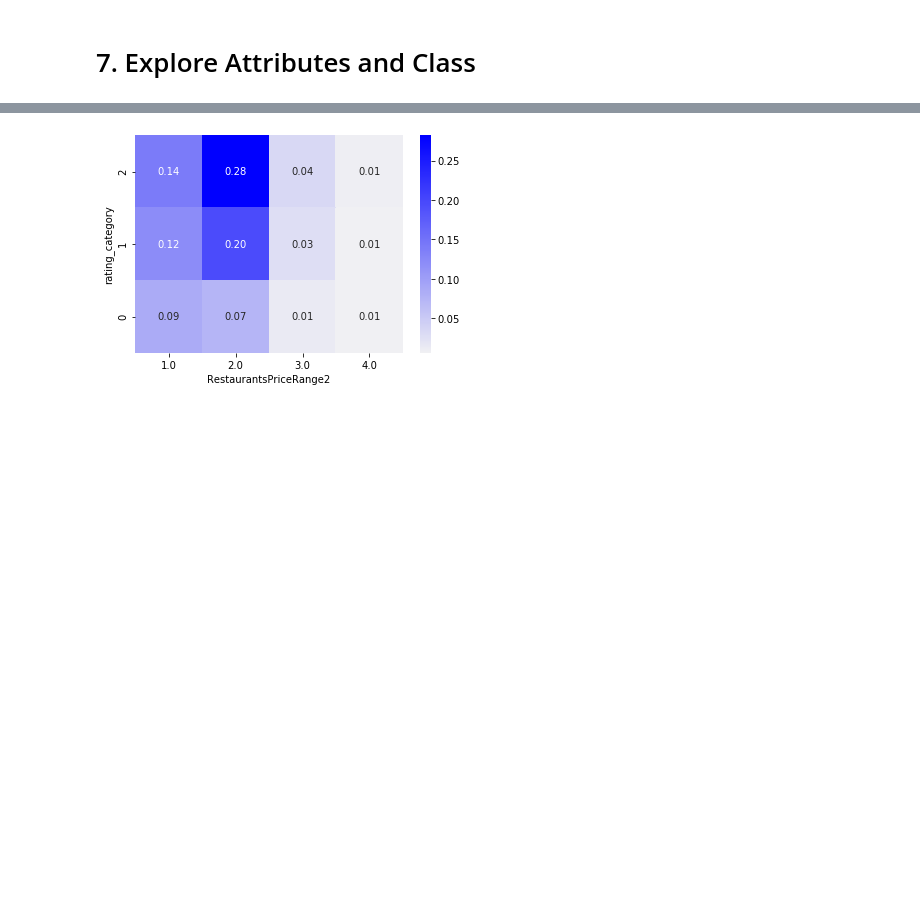
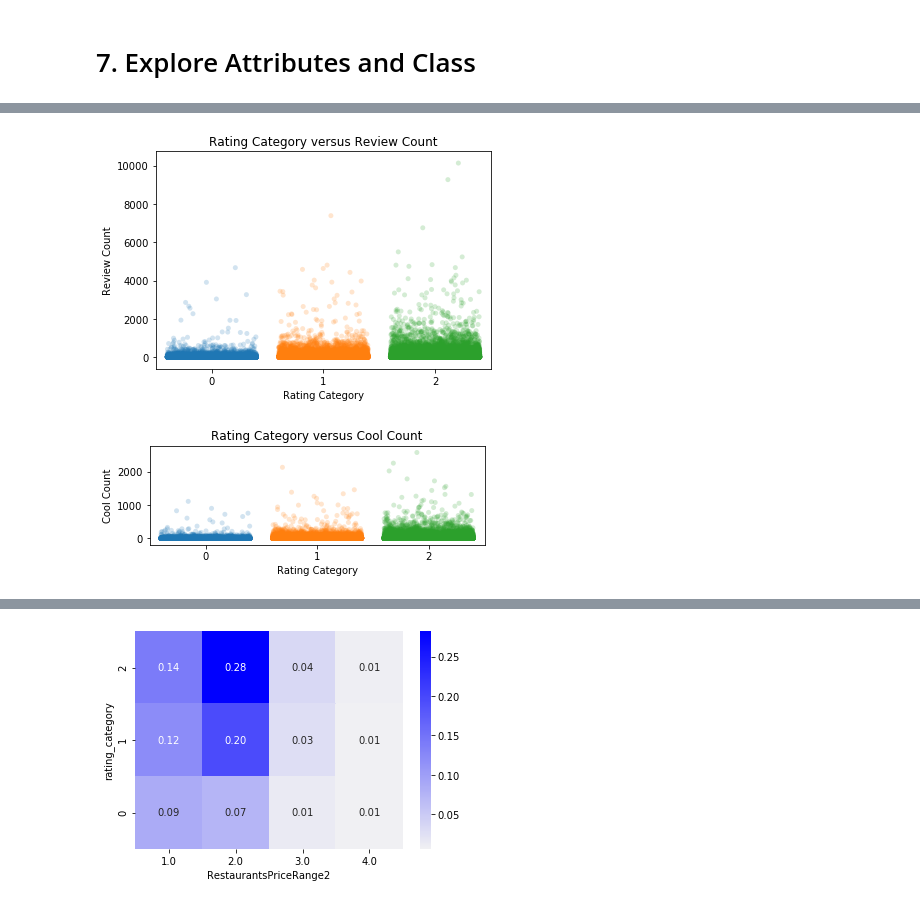
Before and after one commit to rchannewiser/MSDS-machine-learning1-team5, a Jupyter notebook: yelp_ml_team5.ipynb, the cells around one changed output, grey strips where cells are left out. Cells and saved outputs as stored; diff of their text form; code cells hidden in the pictures; blank space fills up the shorter version.

```diff
--- a/yelp_ml_team5.ipynb
+++ b/yelp_ml_team5.ipynb
@@ -977,0 +962,24 @@ Businesses that do not accept credit cards very rarely have a parking lot.
+# %%
+fig=sb.stripplot(data=df_business_eda, x="rating_category", y="review_count", jitter=.4, alpha=.2)
+plt.xlabel("Rating Category")
+plt.ylabel("Review Count")
+plt.title("Rating Category versus Review Count")
+plt.show(fig)
+
+%matplotlib inline
+
+plt.subplot(1, 1, 1)  # 1 line, 2 rows, index nr 1 (first position in the subplot)
+fig=sb.stripplot(data=df_business_eda, x="rating_category", y="review_count", jitter=.4, alpha=.2)
+plt.xlabel("Rating Category")
+plt.ylabel("Review Count")
+plt.title("Rating Category versus Review Count")
+plt.subplot(2,1, 2)  # 1 line, 2 rows, index nr 2 (second position in the subplot)
+fig=sb.stripplot(data=df_business_eda, x="rating_category", y="cool_count", jitter=.4, alpha=.2)
+plt.xlabel("Rating Category")
+plt.ylabel("Cool Count")
+plt.title("Rating Category versus Cool Count")
+plt.show(fig)
+plt.show()
+# %% [output]
+[figure, added]
+[figure, added]
```
Also changed, not shown: parts of 33 cells of this notebook.
